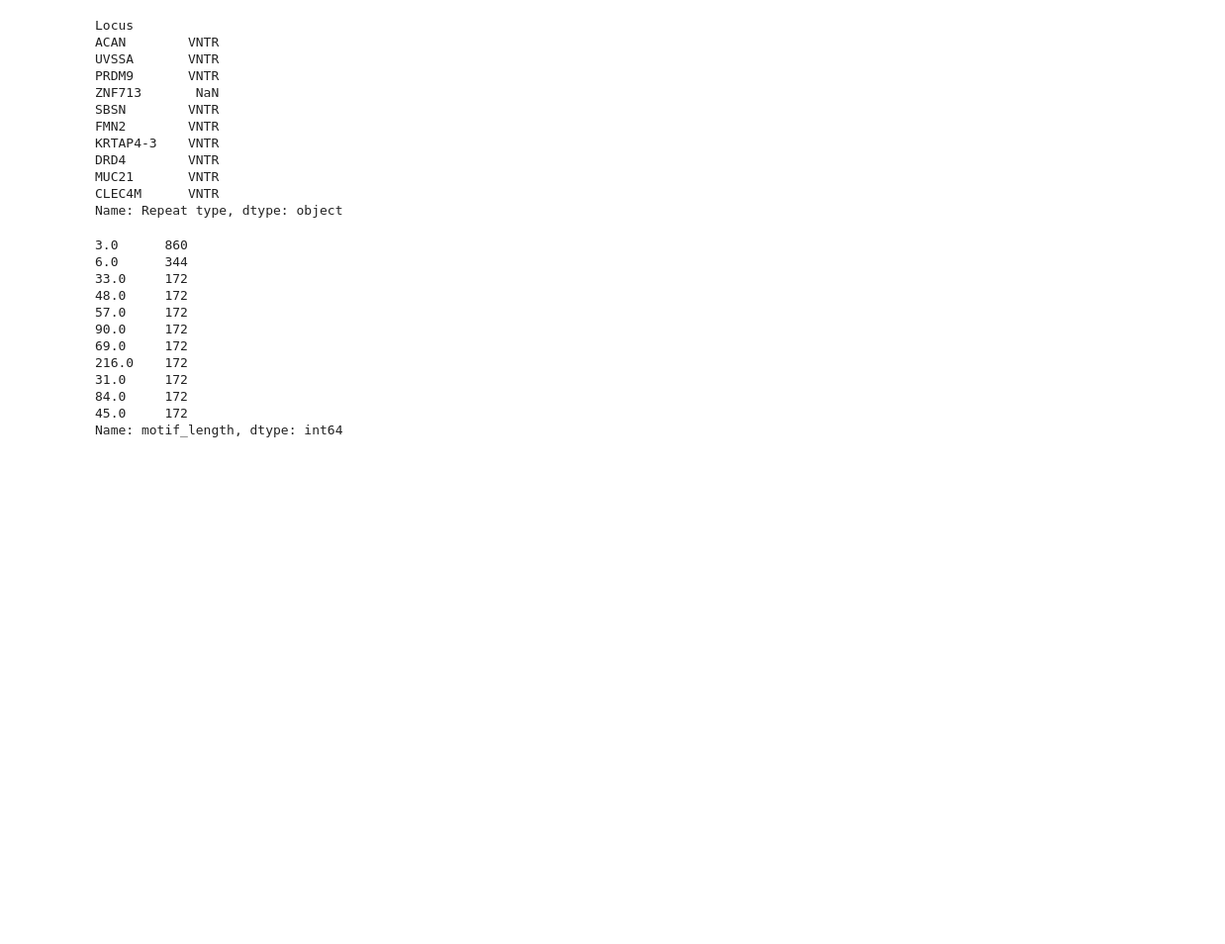
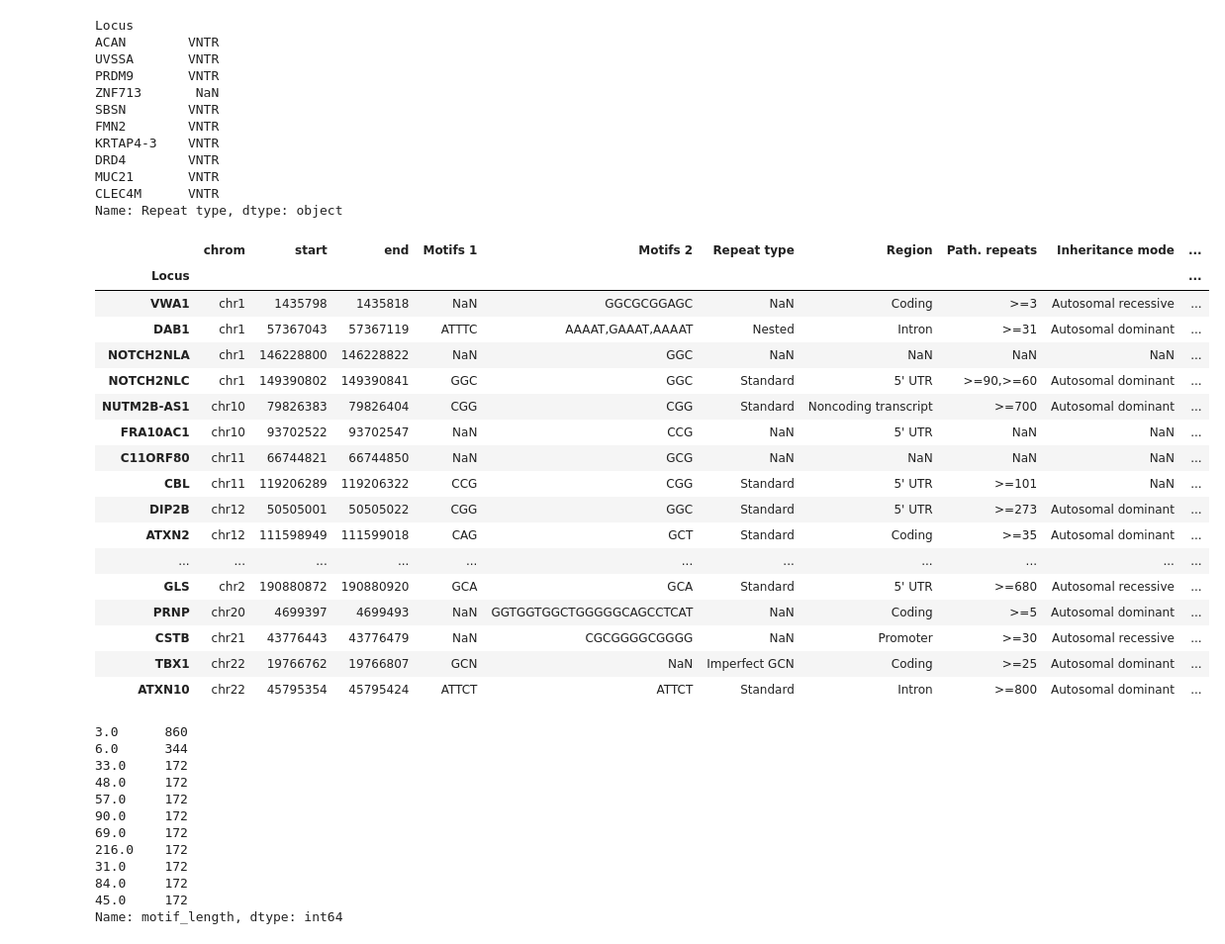
Before and after one commit to ACEnglish/adotto, a Jupyter notebook: manuscript/diving/PopLociDistribution.ipynb, the cells around one changed output. Shown at 99% size. Saved outputs shown, nothing was run; the diff lists cells and outputs as text; code cells hidden in the pictures; blank space fills up the shorter version.

```diff
--- a/manuscript/diving/PopLociDistribution.ipynb
+++ b/manuscript/diving/PopLociDistribution.ipynb
@@ -194,7 +194,7 @@ codis_loci = [# CODIS
 ]
 patho_loci =sorted([#Pathos
                "AFF3",
-    "AR",
+    #"AR", X
     #"DMD",
     "EIF4A3",
                "ATN1",
@@ -202,7 +202,9 @@ patho_loci =sorted([#Pathos
                "NOP56",
     "JPH3",
     "C9ORF72",
-               "AFF2",
-               "FMR1",
+               #"AFF2", X
+               #"FMR1", X
                 "TCF4",
+    "CBL",
+    #"TNRC6A", maybe
               ])
@@ -219,3 +211,24 @@ patho_loci =sorted([#Pathos
+# %%
+patho[~patho.index.isin(patho_loci) & (patho['Repeat type'] != 'VNTR')].head(30)
+# %% [output]
+|  | chrom | start | end | Motifs 1 | Motifs 2 | Repeat type | Region | Path. repeats | Inheritance mode | ... |
+| Locus |  |  |  |  |  |  |  |  |  | ... |
+| VWA1 | chr1 | 1435798 | 1435818 | NaN | GGCGCGGAGC | NaN | Coding | >=3 | Autosomal recessive | ... |
+| DAB1 | chr1 | 57367043 | 57367119 | ATTTC | AAAAT,GAAAT,AAAAT | Nested | Intron | >=31 | Autosomal dominant | ... |
+| NOTCH2NLA | chr1 | 146228800 | 146228822 | NaN | GGC | NaN | NaN | NaN | NaN | ... |
+| NOTCH2NLC | chr1 | 149390802 | 149390841 | GGC | GGC | Standard | 5' UTR | >=90,>=60 | Autosomal dominant | ... |
+| NUTM2B-AS1 | chr10 | 79826383 | 79826404 | CGG | CGG | Standard | Noncoding transcript | >=700 | Autosomal dominant | ... |
+| FRA10AC1 | chr10 | 93702522 | 93702547 | NaN | CCG | NaN | 5' UTR | NaN | NaN | ... |
+| C11ORF80 | chr11 | 66744821 | 66744850 | NaN | GCG | NaN | NaN | NaN | NaN | ... |
+| CBL | chr11 | 119206289 | 119206322 | CCG | CGG | Standard | 5' UTR | >=101 | NaN | ... |
+| DIP2B | chr12 | 50505001 | 50505022 | CGG | GGC | Standard | 5' UTR | >=273 | Autosomal dominant | ... |
+| ATXN2 | chr12 | 111598949 | 111599018 | CAG | GCT | Standard | Coding | >=35 | Autosomal dominant | ... |
+| ... | ... | ... | ... | ... | ... | ... | ... | ... | ... | ... |
+| GLS | chr2 | 190880872 | 190880920 | GCA | GCA | Standard | 5' UTR | >=680 | Autosomal recessive | ... |
+| PRNP | chr20 | 4699397 | 4699493 | NaN | GGTGGTGGCTGGGGGCAGCCTCAT | NaN | Coding | >=5 | Autosomal dominant | ... |
+| CSTB | chr21 | 43776443 | 43776479 | NaN | CGCGGGGCGGGG | NaN | Promoter | >=30 | Autosomal recessive | ... |
+| TBX1 | chr22 | 19766762 | 19766807 | GCN | NaN | Imperfect GCN | Coding | >=25 | Autosomal dominant | ... |
+| ATXN10 | chr22 | 45795354 | 45795424 | ATTCT | ATTCT | Standard | Intron | >=800 | Autosomal dominant | ... |
 # %%
 data[data['locus'].isin(manual_loci)]['motif_length'].value_counts()
 # %% [output]
```
Also changed, not shown: parts of 2 cells of this notebook, 2 other files.
